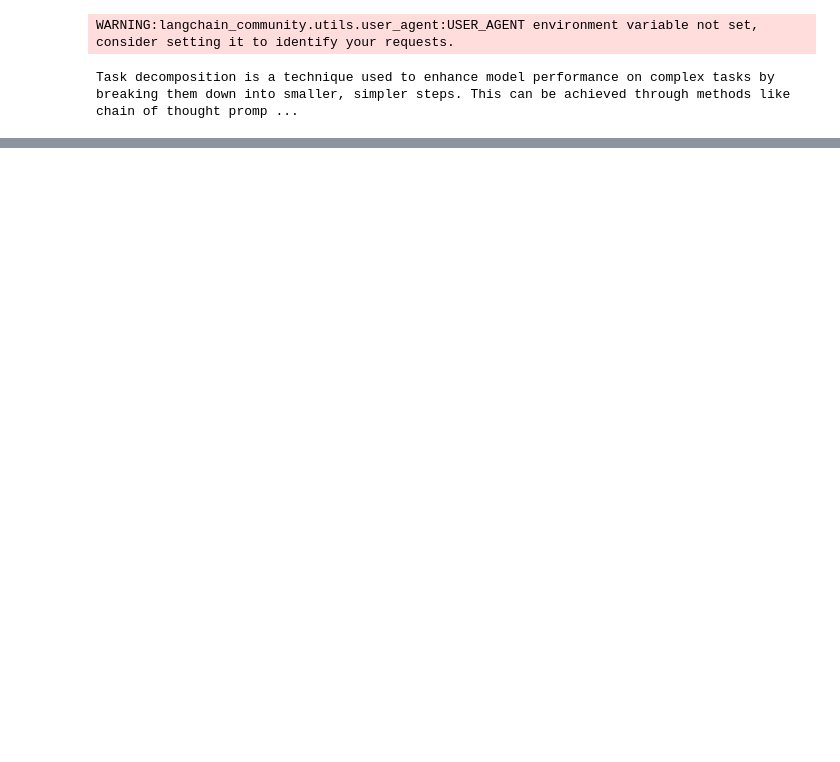
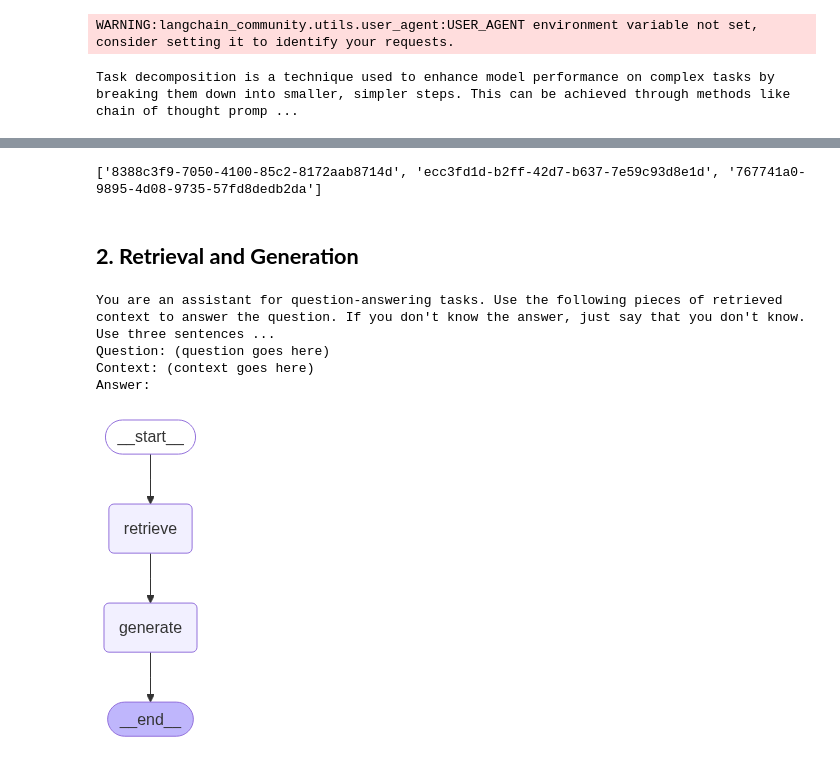
Before and after one commit to jaemin-song876/RAG_Project, a Jupyter notebook: RAG_1.ipynb, the cells around one changed output, grey strips where cells are left out. Cells and saved outputs as stored; diff of their text form; code cells hidden in the pictures; blank space fills up the shorter version.

```diff
--- a/RAG_1.ipynb
+++ b/RAG_1.ipynb
@@ -135,0 +177,57 @@ Task decomposition is a technique used to enhance model performance on complex t
+# %%
+document_ids = vector_store.add_documents(documents=all_splits)
+print(document_ids[:3])
+# %% [output]
+['8388c3f9-7050-4100-85c2-8172aab8714d', 'ecc3fd1d-b2ff-42d7-b637-7e59c93d8e1d', '767741a0-9895-4d08-9735-57fd8dedb2da']
+# %% [markdown]
+## **2. Retrieval and Generation**
+# %%
+from langchain import hub
+
+# N.B. for non-US LangSmith endpoints, you may need to specify
+# api_url="https://api.smith.langchain.com" in hub.pull.
+prompt = hub.pull("rlm/rag-prompt")
+
+example_messages = prompt.invoke(
+    {"context": "(context goes here)", "question": "(question goes here)"}
+).to_messages()
+
+assert len(example_messages) == 1
+print(example_messages[0].content)
+# %% [output]
+You are an assistant for question-answering tasks. Use the following pieces of retrieved context to answer the question. If you don't know the answer, just say that you don't know. Use three sentences ...
+Question: (question goes here)
+Context: (context goes here)
+Answer:
+# %%
+from langchain_core.documents import Document
+from typing_extensions import List, TypedDict
+
+
+class State(TypedDict):
+    question: str
+    context: List[Document]
+    answer: str
+
+def retrieve(state: State):
+    retrieved_docs = vector_store.similarity_search(state["question"])
+    return {"context": retrieved_docs}
+
+
+def generate(state: State):
+    docs_content = "\n\n".join(doc.page_content for doc in state["context"])
+    messages = prompt.invoke({"question": state["question"], "context": docs_content})
+    response = llm.invoke(messages)
+    return {"answer": response.content}
+# %%
+from langgraph.graph import START, StateGraph
+
+graph_builder = StateGraph(State).add_sequence([retrieve, generate])
+graph_builder.add_edge(START, "retrieve")
+graph = graph_builder.compile()
+# %%
+from IPython.display import Image, display
+
+display(Image(graph.get_graph().draw_mermaid_png()))
+# %% [output]
+[figure, added]
```
Also changed, not shown: parts of 27 cells of this notebook, 1 other file.
